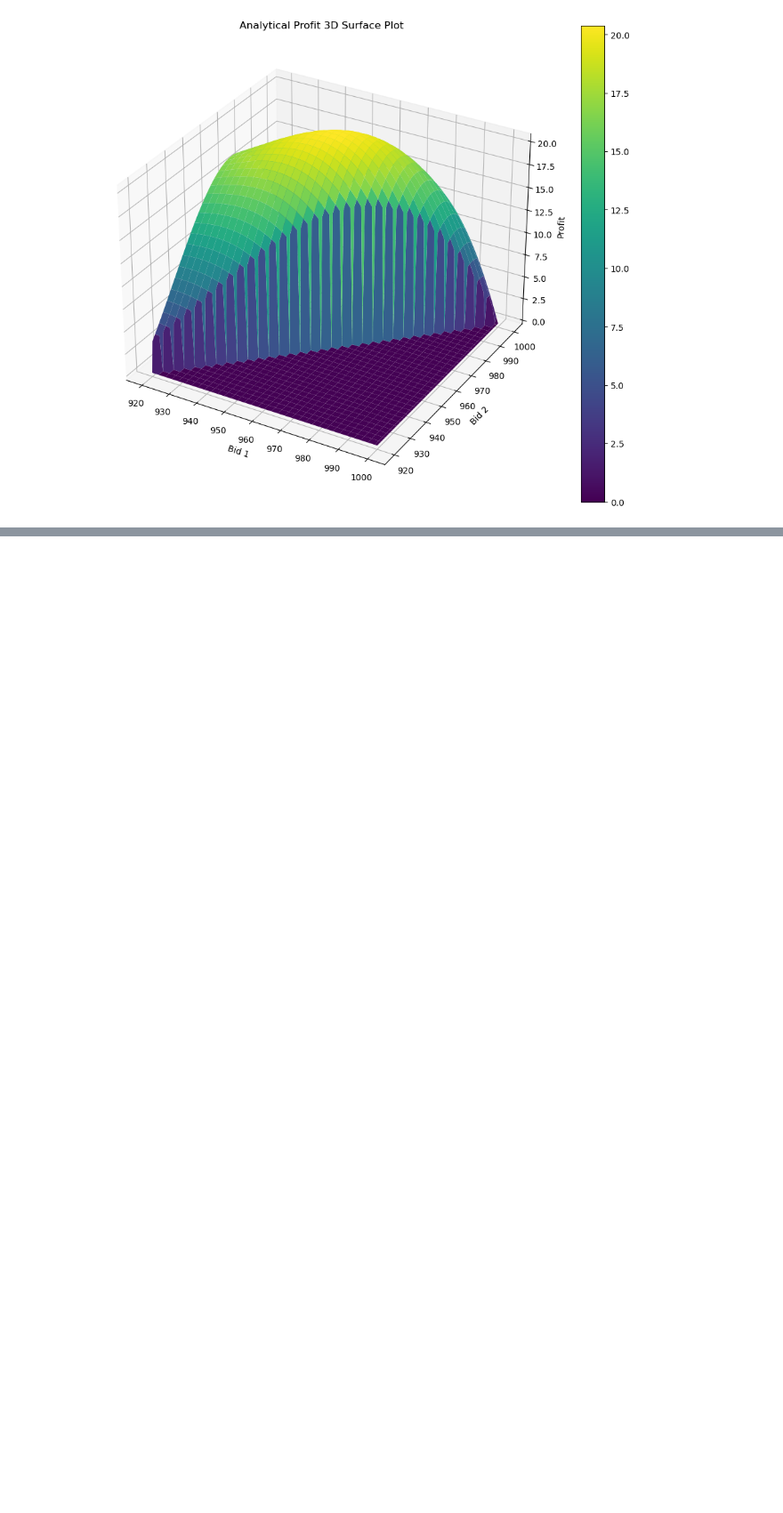
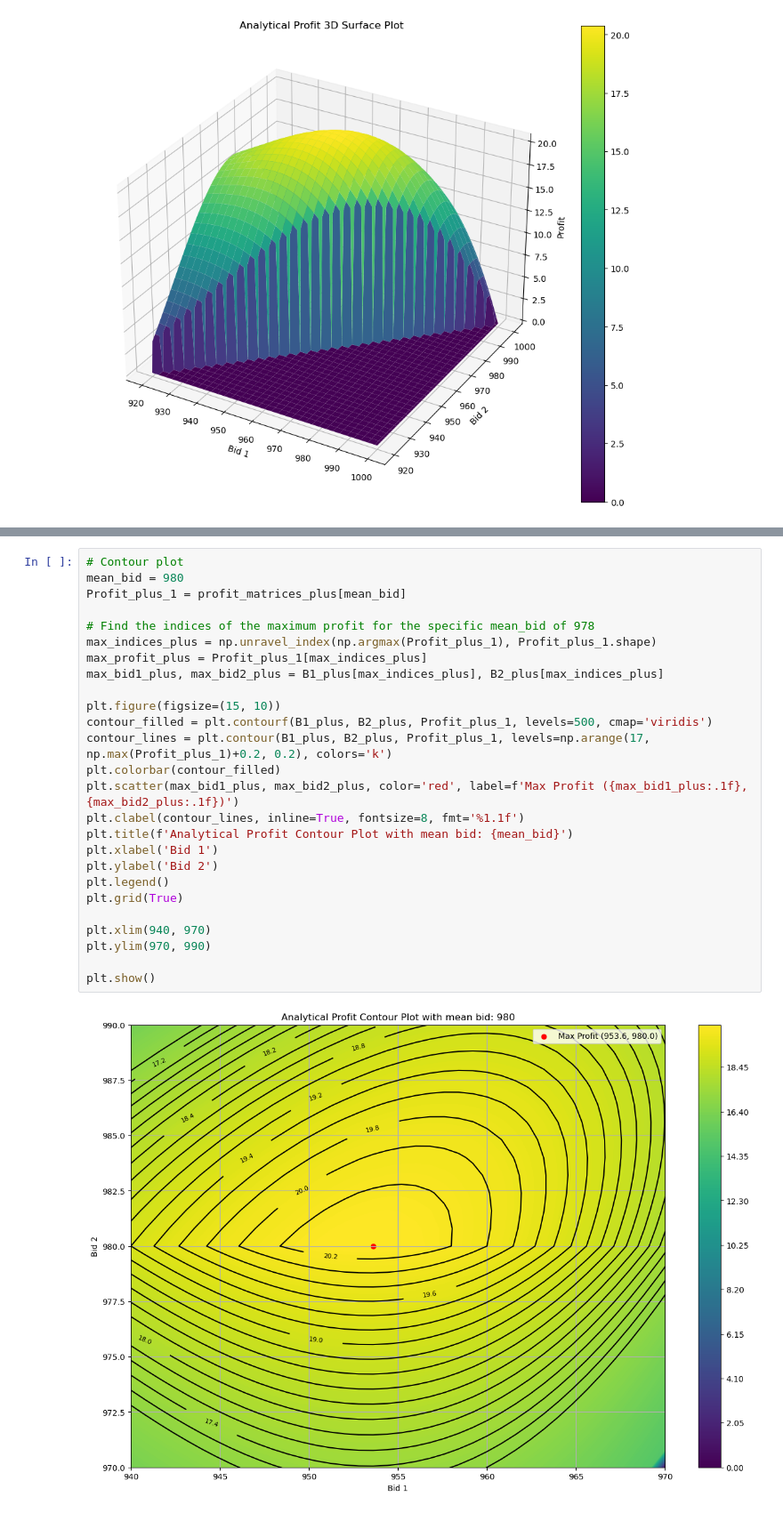
Before and after one commit to ocoropuj/IMC_Prosperity_Huskies, a Jupyter notebook: Round 4/manual_round_4.ipynb, the cells around one changed output, grey strips where cells are left out. Shown at 89% size. Drawn from its saved outputs; the diff is of its cells as text; blank space fills up the shorter version.

```diff
--- a/Round 4/manual_round_4.ipynb
+++ b/Round 4/manual_round_4.ipynb
@@ -145,0 +210,28 @@ for mean_bid in mean_bids:
+# %%
+# Contour plot
+mean_bid = 980
+Profit_plus_1 = profit_matrices_plus[mean_bid]
+
+# Find the indices of the maximum profit for the specific mean_bid of 978
+max_indices_plus = np.unravel_index(np.argmax(Profit_plus_1), Profit_plus_1.shape)
+max_profit_plus = Profit_plus_1[max_indices_plus]
+max_bid1_plus, max_bid2_plus = B1_plus[max_indices_plus], B2_plus[max_indices_plus]
+
+plt.figure(figsize=(15, 10))
+contour_filled = plt.contourf(B1_plus, B2_plus, Profit_plus_1, levels=500, cmap='viridis')
+contour_lines = plt.contour(B1_plus, B2_plus, Profit_plus_1, levels=np.arange(17, np.max(Profit_plus_1)+0.2, 0.2), colors='k')
+plt.colorbar(contour_filled)
+plt.scatter(max_bid1_plus, max_bid2_plus, color='red', label=f'Max Profit ({max_bid1_plus:.1f}, {max_bid2_plus:.1f})')
+plt.clabel(contour_lines, inline=True, fontsize=8, fmt='%1.1f')
+plt.title(f'Analytical Profit Contour Plot with mean bid: {mean_bid}')
+plt.xlabel('Bid 1')
+plt.ylabel('Bid 2')
+plt.legend()
+plt.grid(True)
+
+plt.xlim(940, 970)
+plt.ylim(970, 990)
+
+plt.show()
+# %% [output]
+[figure, added]
```
Also changed, not shown: parts of 6 cells of this notebook, 13 other files.
